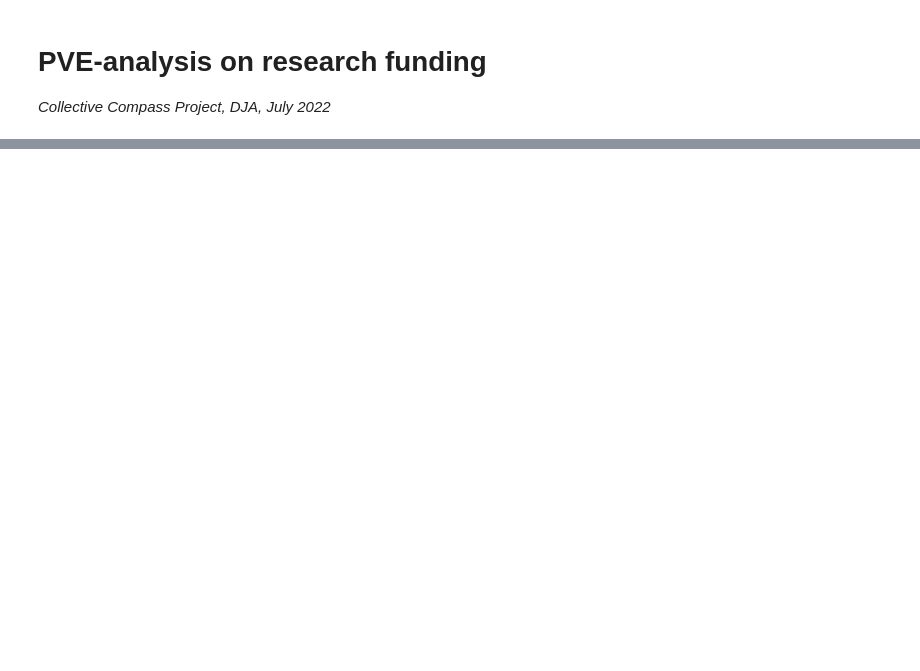
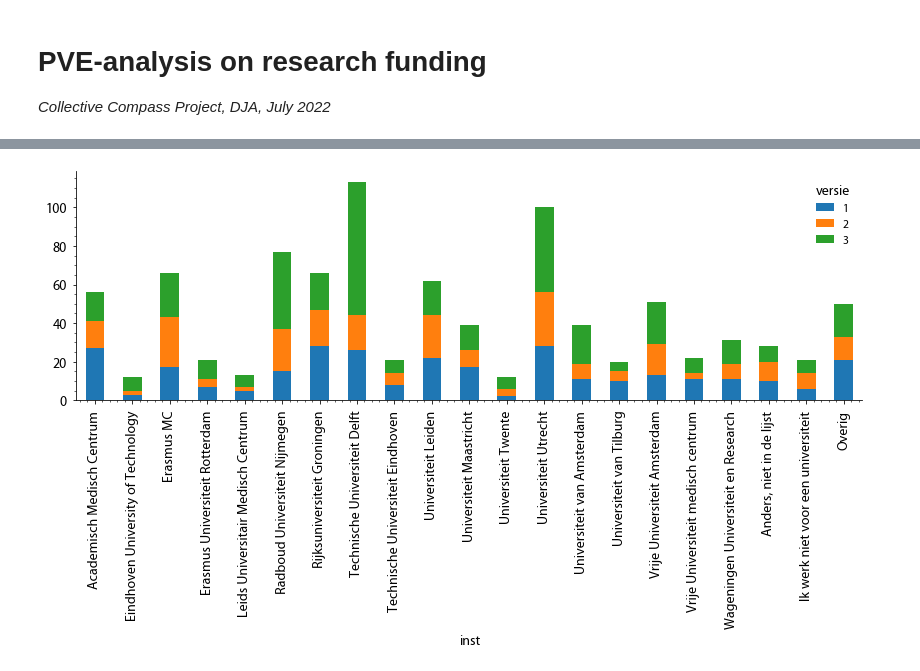
Before and after one commit to cjvanlissa/hackaton_sciencefunding, a Jupyter notebook: python/PVE.ipynb, the cells around one changed output, grey strips where cells are left out. Drawn from its saved outputs; the diff is of its cells as text; code cells hidden in the pictures; blank space fills up the shorter version.

```diff
--- a/python/PVE.ipynb
+++ b/python/PVE.ipynb
@@ -20,0 +31,2 @@ df = pd.read_stata('DJA_forDJA.dta')
+# %%
+df['inst'] = df['inst'].replace('Delft University of Technology', 'Technische Universiteit Delft')
@@ -27,0 +45,5 @@ df['versie'].value_counts().plot.bar();
+# %%
+df_vals = df[['inst', 'versie']].value_counts()
+df_vals.unstack('versie').plot.bar(stacked=True);
+# %% [output]
+[figure, added]
```
Also changed, not shown: parts of 16 cells of this notebook.
